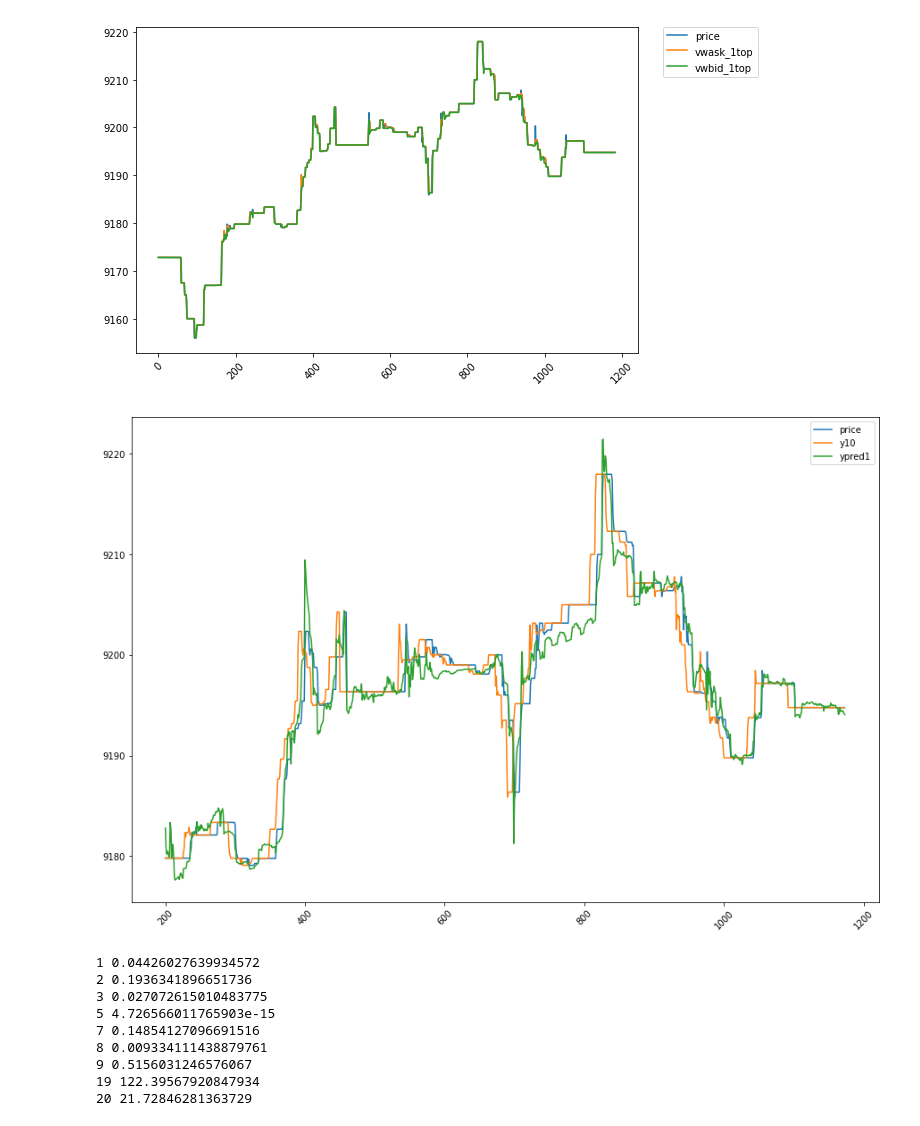
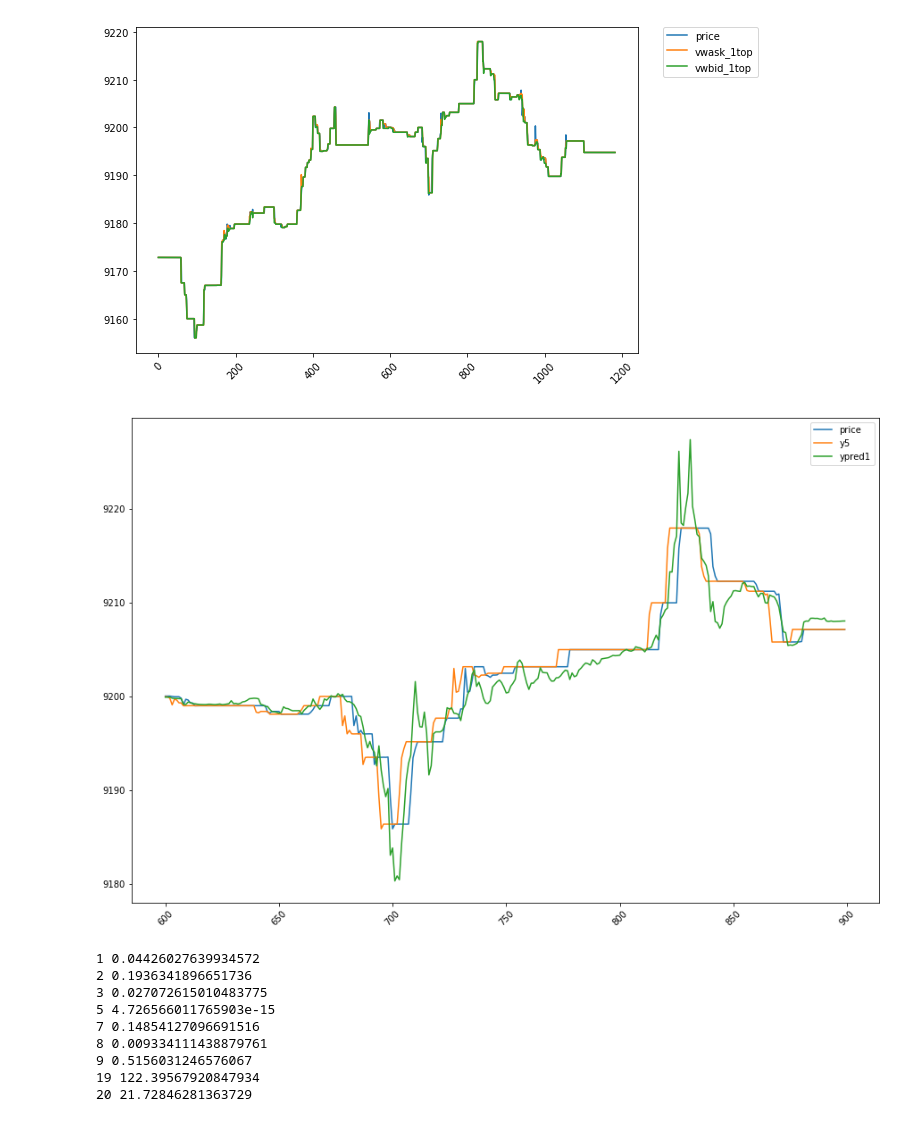
Before and after one commit to antogranell/gdax, a Jupyter notebook: price_model2.ipynb, the cells around one changed output. Saved outputs shown, nothing was run; the diff lists cells and outputs as text; code cells hidden in the pictures.

```diff
--- a/price_model2.ipynb
+++ b/price_model2.ipynb
@@ -106,0 +131,18 @@ def time_it(t1, text=''):
+# %%
+plt.rcParams["figure.figsize"] = (6,4)
+
+public_client = gdax.PublicClient()
+x = public_client.get_product_order_book('BTC-EUR', level=3)
+
+dfag = get_order_book3(x, perc=1, round_position=1)
+
+dfag['asks_size'] = dfag['asks_size'].cumsum()
+dfag['bids_size'] = dfag['bids_size'].cumsum()
+
+x_ = dfag['bids_price']
+y_ = dfag['bids_size']
+plt.bar(x_, y_)
+
+x_ = dfag['asks_price']
+y_ = dfag['asks_size']
+plt.bar(x_, y_);
@@ -223,12 +276,12 @@ for per in [5,10]:
     dfh = pd.concat([dfh, dfret], axis=1)
 
 #for reference: https://www.datacamp.com/community/tutorials/moving-averages-in-pandas
-#dfh['price_SMA_5'] = dfh.loc[:,'price'].rolling(window=5).mean()
-#dfh['price_EMA_5'] = dfh.loc[:,'price'].ewm(span=5, adjust=False).mean()
+dfh['price_SMA_5'] = dfh.loc[:,'price'].rolling(window=5).mean()
+dfh['price_EMA_5'] = dfh.loc[:,'price'].ewm(span=5, adjust=False).mean()
 
 ## y variables
 dfh = pd.concat([dfh, pd.DataFrame(np.array(dfh.loc[1:,'price']), columns=['y1'])],axis=1) #close in 1 period
-dfh = pd.concat([dfh, pd.DataFrame(np.array(dfh.loc[10:,'price']), columns=['y10'])],axis=1) #close in 5 periods
+dfh = pd.concat([dfh, pd.DataFrame(np.array(dfh.loc[5:,'price']), columns=['y5'])],axis=1) #close in 5 periods
 # %%
 plt.rcParams["figure.figsize"] = (9,6)
 dfh.loc[:,['price','vwask_1top','vwbid_1top']].plot()
@@ -239,9 +292,9 @@ plt.xticks(rotation=45);
 # %%
 ##reg1 = LASSO
 
-ew = 200 #estimation window
+ew = 100 #estimation window
 normalize=True
-predicted_period = 10 #of y variable
+predicted_period = 5 #of y variable
 
 y = 'y' + str(predicted_period)
 
@@ -263,14 +316,15 @@ for i in range(len(dfh) - ew + 1 - predicted_period):
 dfpred.reset_index(drop=True, inplace=True)
 dfpred.columns = ['time','ypred1']
 dfh['time'] = dfh['time'].map(str)
+dfpred['time'] = dfpred['time'].map(str)
 dfres1 = pd.merge(dfh[['time','price', y]], dfpred, how='left', on='time')
 dfres1 = dfres1[-dfres1.ypred1.isnull()][['time','price', y, 'ypred1']]
 # %%
 plt.rcParams["figure.figsize"] = (15,10)
-dfres1.iloc[:,:][['price', y, 'ypred1']].plot()
+dfres1.iloc[500:800,:][['price', y, 'ypred1']].plot()
 plt.xticks(rotation=45);
 # %% [output]
-[figure, old version]
+[figure, new version]
 # %%
 #which factors influenced the most (last itereation)?
 i=0
```
Also changed, not shown: parts of 7 cells of this notebook.
